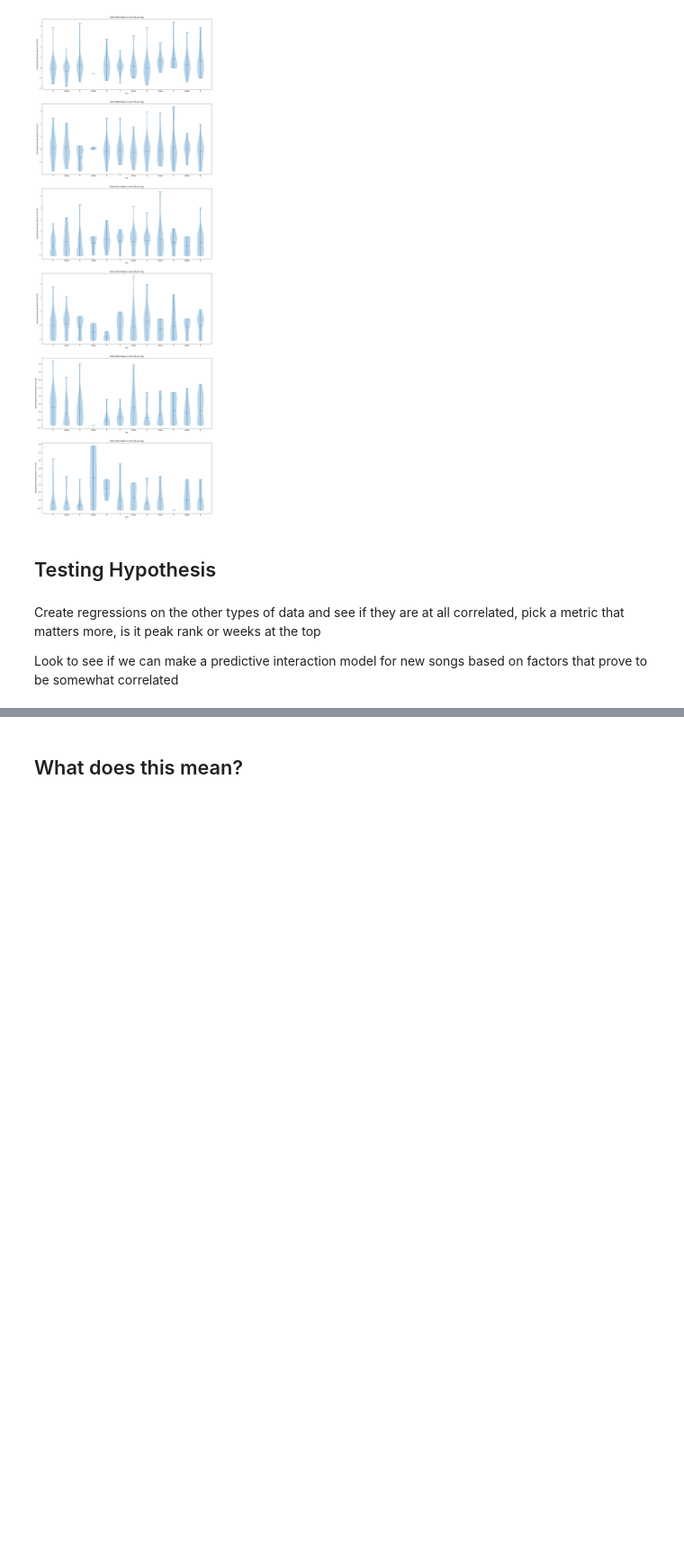
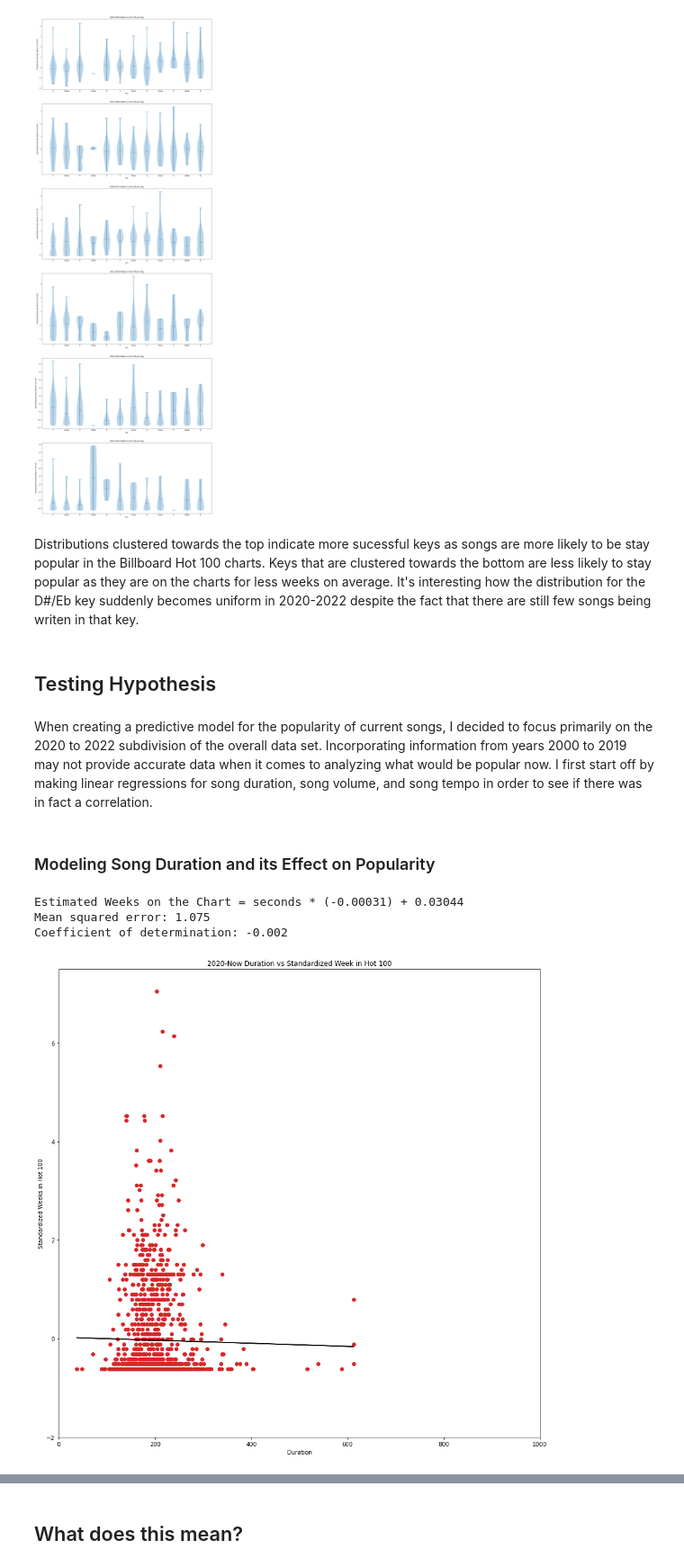
Before and after one commit to Mabanta/Mabanta.github.io, a Jupyter notebook: final.ipynb, the cells around one changed output, grey strips where cells are left out. Shown at 90% size. Drawn from its saved outputs; the diff is of its cells as text; code cells hidden in the pictures; blank space fills up the shorter version.

```diff
--- a/final.ipynb
+++ b/final.ipynb
@@ -685,9 +776,7 @@ fig5.show()
 # %% [output]
 [figure]
+# %% [markdown]
+Distributions clustered towards the top indicate more sucessful keys as songs are more likely to be stay popular in the Billboard Hot 100 charts. Keys that are clustered towards the bottom are less likely to stay popular as they are on the charts for less weeks on average. It's interesting how the distribution for the D#/Eb key suddenly becomes uniform in 2020-2022 despite the fact that there are still few songs being writen in that key.
 # %% [markdown]
 
 ## Testing Hypothesis
-# %% [markdown]
-Create regressions on the other types of data and see if they are at all correlated, pick a metric that matters more, is it peak rank or weeks at the top
-
-Look to see if we can make a predictive interaction model for new songs based on factors that prove to be somewhat correlated
@@ -699,0 +783,52 @@ from sklearn.metrics import mean_squared_error, r2_score
+# %% [markdown]
+When creating a predictive model for the popularity of current songs, I decided to focus primarily on the 2020 to 2022 subdivision of the overall data set. Incorporating information from years 2000 to 2019 may not provide accurate data when it comes to analyzing what would be popular now. I first start off by making linear regressions for song duration, song volume, and song tempo in order to see if there was in fact a correlation.
+# %% [markdown]
+
+### Modeling Song Duration and its Effect on Popularity
+# %%
+# Import additional libraries for the regression
+import numpy as np
+from sklearn import linear_model
+from sklearn.utils import shuffle
+from sklearn.metrics import mean_squared_error, r2_score
+import statsmodels.api as sm
+
+# Fit a linear regression using LinearRegression function from Scikit-Learn
+data_x = [[i] for i in df_20_22['Duration']]
+data_y = [i for i in df_20_22['Standardized_Weeks']]
+data_x, data_y = shuffle(data_x, data_y, random_state=2022)
+
+# Split the data into training/testing sets
+train_x = data_x[:-int(len(data_x)*0.80)]
+test_x = data_x[-int(len(data_x)*0.80):]
+train_y = data_y[:-int(len(data_y)*0.80)]
+test_y = data_y[-int(len(data_y)*0.80):]
+
+# Create linear regression model
+regr = linear_model.LinearRegression()
+regr.fit(train_x, train_y)
+
+# Make predictions using the testing set
+pred_y = regr.predict(test_x)
+
+# Display the model, mean squared error, and the coefficient of determination
+print("Estimated Weeks on the Chart = seconds * (%.5f) + %.5f" % (regr.coef_, regr.intercept_))
+print("Mean squared error: %.3f" % mean_squared_error(test_y, pred_y))
+print("Coefficient of determination: %.3f" % r2_score(test_y, pred_y))
+
+# Plot the graph
+fig7, ax7 = plt.subplots(figsize=(15, 15))
+ax7.scatter(df_20_22['Duration'], df_20_22['Standardized_Weeks'], color = 'tab:red')
+ax7.plot(test_x, pred_y, color = 'k')
+ax7.set_xlabel("Duration")
+ax7.set_ylabel("Standardized Weeks in Hot 100")
+ax7.set_xlim(0, 1000)
+ax7.set_ylim(-2, 7.5)
+ax7.set_title("2020-Now Duration vs Standardized Week in Hot 100")
+
+fig7.show()
+# %% [output]
+Estimated Weeks on the Chart = seconds * (-0.00031) + 0.03044
+Mean squared error: 1.075
+Coefficient of determination: -0.002
+[figure, added]
```
Also changed, not shown: parts of 20 cells of this notebook, 2 other files.
